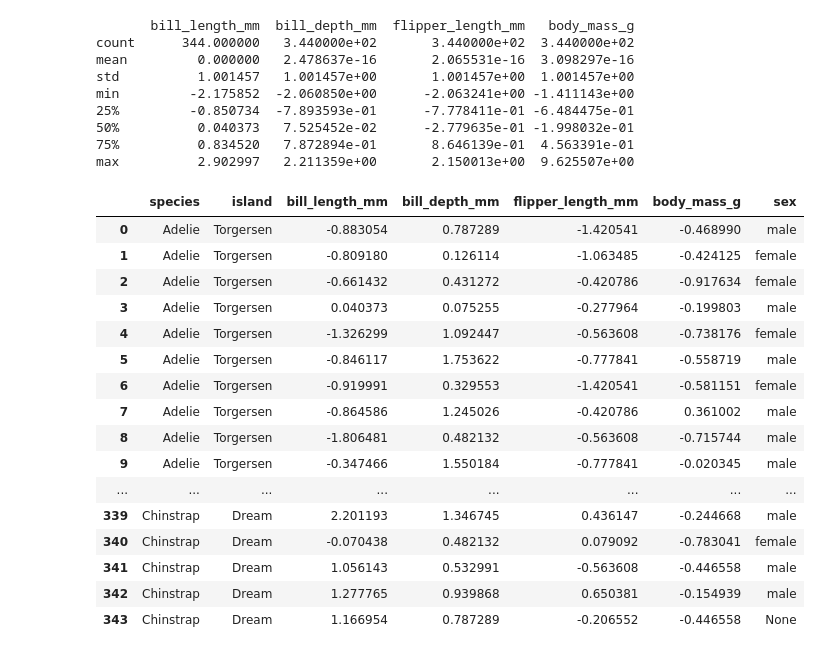
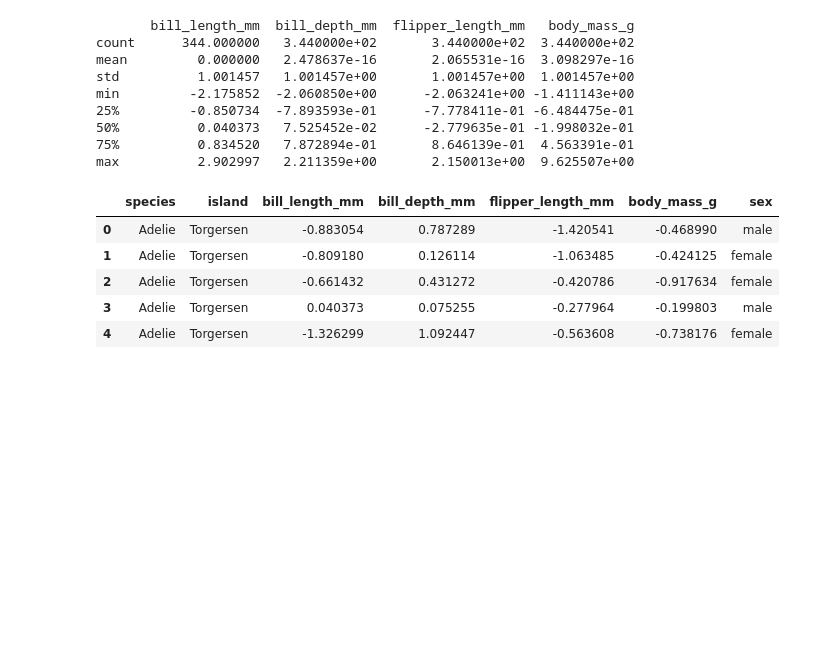
Before and after one commit to akhilgarlapati/randomwalk-ds-assessment-level2, a Jupyter notebook: result/RandomWalkAssignment.ipynb, the cells around one changed output. Saved outputs shown, nothing was run; the diff lists cells and outputs as text; code cells hidden in the pictures; blank space fills up the shorter version.

```diff
--- a/result/RandomWalkAssignment.ipynb
+++ b/result/RandomWalkAssignment.ipynb
@@ -382,22 +338,11 @@ min         -2.175852  -2.060850e+00      -2.063241e+00 -1.411143e+00
 75%          0.834520   7.872894e-01       8.646139e-01  4.563391e-01
 max          2.902997   2.211359e+00       2.150013e+00  9.625507e+00
 # %%
-normalized_df
+normalized_df.head()
 # %% [output]
 |  | species | island | bill_length_mm | bill_depth_mm | flipper_length_mm | body_mass_g | sex |
 | 0 | Adelie | Torgersen | -0.883054 | 0.787289 | -1.420541 | -0.468990 | male |
 | 1 | Adelie | Torgersen | -0.809180 | 0.126114 | -1.063485 | -0.424125 | female |
 | 2 | Adelie | Torgersen | -0.661432 | 0.431272 | -0.420786 | -0.917634 | female |
 | 3 | Adelie | Torgersen | 0.040373 | 0.075255 | -0.277964 | -0.199803 | male |
 | 4 | Adelie | Torgersen | -1.326299 | 1.092447 | -0.563608 | -0.738176 | female |
-| 5 | Adelie | Torgersen | -0.846117 | 1.753622 | -0.777841 | -0.558719 | male |
-| 6 | Adelie | Torgersen | -0.919991 | 0.329553 | -1.420541 | -0.581151 | female |
-| 7 | Adelie | Torgersen | -0.864586 | 1.245026 | -0.420786 | 0.361002 | male |
-| 8 | Adelie | Torgersen | -1.806481 | 0.482132 | -0.563608 | -0.715744 | male |
-| 9 | Adelie | Torgersen | -0.347466 | 1.550184 | -0.777841 | -0.020345 | male |
-| ... | ... | ... | ... | ... | ... | ... | ... |
-| 339 | Chinstrap | Dream | 2.201193 | 1.346745 | 0.436147 | -0.244668 | male |
-| 340 | Chinstrap | Dream | -0.070438 | 0.482132 | 0.079092 | -0.783041 | female |
-| 341 | Chinstrap | Dream | 1.056143 | 0.532991 | -0.563608 | -0.446558 | male |
-| 342 | Chinstrap | Dream | 1.277765 | 0.939868 | 0.650381 | -0.154939 | male |
-| 343 | Chinstrap | Dream | 1.166954 | 0.787289 | -0.206552 | -0.446558 | None |
```
Also changed, not shown: parts of 4 cells of this notebook.
